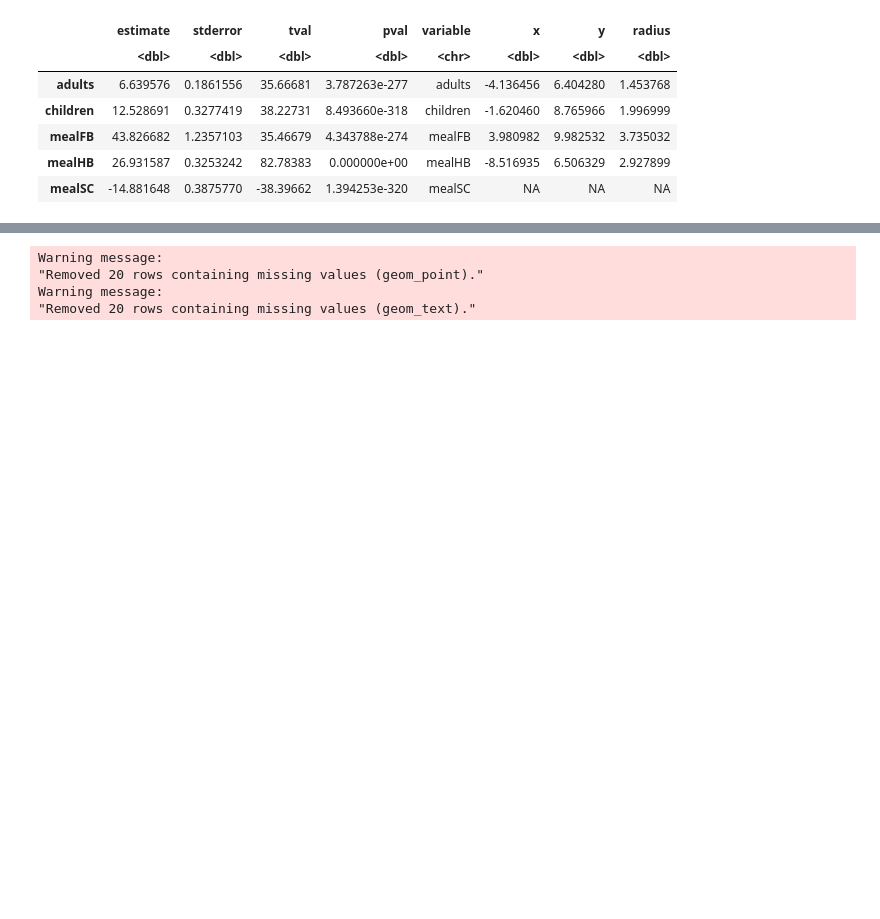
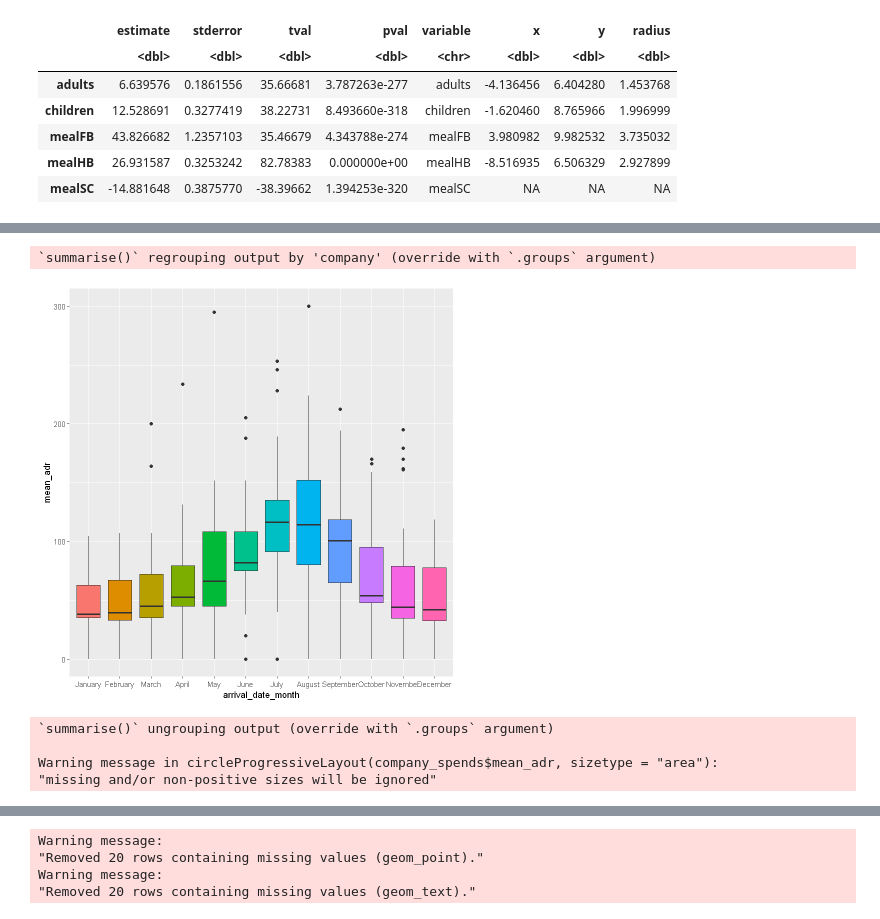
Before and after one commit to abhijeetdtu/dsba5122, a Jupyter notebook: dsba5122/Untitled.ipynb, the cells around one changed output, grey strips where cells are left out. Drawn from its saved outputs; the diff is of its cells as text; code cells hidden in the pictures; blank space fills up the shorter version.

```diff
--- a/dsba5122/Untitled.ipynb
+++ b/dsba5122/Untitled.ipynb
@@ -293,0 +357,22 @@ Warning message:
+# %%
+company_trend <- df %>% inner_join(company_spends , by="company") %>% group_by(company , arrival_date_month) %>% summarise(mean_adr = mean(adr))
+
+(
+    ggplot(company_trend,
+           aes(x=arrival_date_month , y=mean_adr , fill=arrival_date_month)) +
+    geom_boxplot()+
+    scale_fill_discrete(guide=F)
+)
+# %% [output]
+`summarise()` regrouping output by 'company' (override with `.groups` argument)
+[figure, added]
+# %%
+company_spends <- df %>% group_by(company) %>% summarise(mean_adr = mean(adr)) %>% as.data.frame()
+packing <- circleProgressiveLayout(company_spends$mean_adr, sizetype='area')
+coefs <- cbind(company_spends, packing)
+dat_gg <- circleLayoutVertices(packing, npoints=50)
+# %% [output]
+`summarise()` ungrouping output (override with `.groups` argument)
+
+Warning message in circleProgressiveLayout(company_spends$mean_adr, sizetype = "area"):
+"missing and/or non-positive sizes will be ignored"
```
Also changed, not shown: parts of 11 cells of this notebook, 3 other files.
